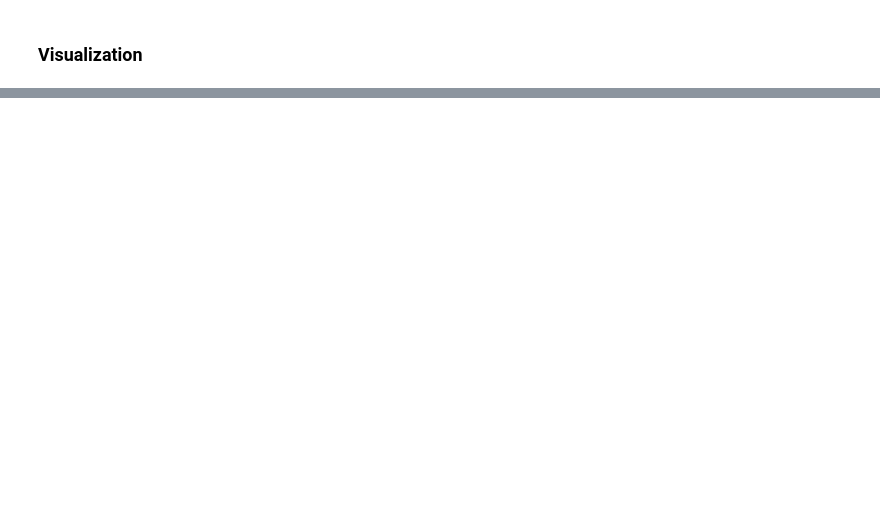
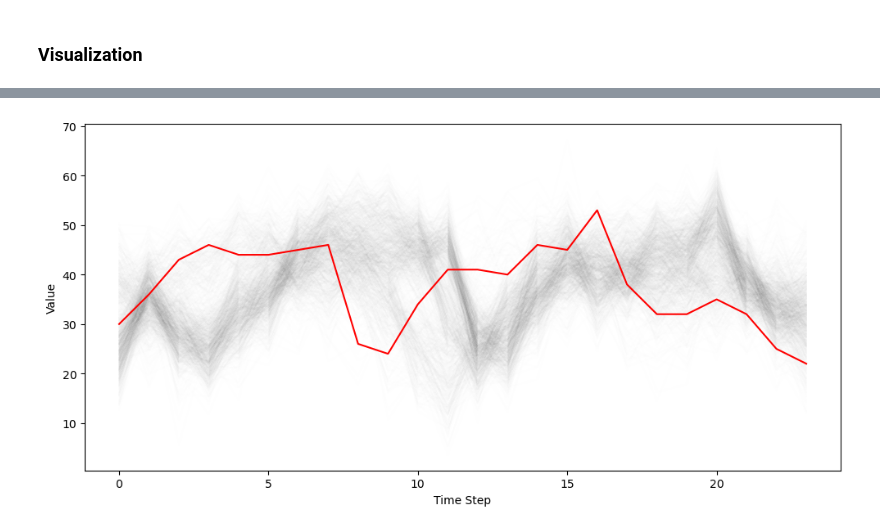
Before and after one commit to jhyeoh2002/V2B_Optimization_with_AI_on_BSS, a Jupyter notebook: time_series_generator/scripts/demo_code.ipynb, the cells around one changed output, grey strips where cells are left out. Saved outputs shown, nothing was run; the diff lists cells and outputs as text; code cells hidden in the pictures; blank space fills up the shorter version.

```diff
--- a/time_series_generator/scripts/demo_code.ipynb
+++ b/time_series_generator/scripts/demo_code.ipynb
@@ -51,0 +96,19 @@ plt.show()
+# %%
+
+import numpy as np
+import matplotlib.pyplot as plt
+
+
+plt.figure(figsize=(10, 5))
+for i in range(1000):
+    plt.plot(sample[i], label="Mean of synthetic data", color="black", alpha=0.005)
+
+plt.plot(cfg.SEED, label="Seed", color="red")
+
+plt.xlabel("Time Step")
+plt.ylabel("Value")
+# plt.legend()
+plt.tight_layout()
+plt.show()
+# %% [output]
+[figure, added]
```
Also changed, not shown: parts of 5 cells of this notebook, 9 other files.
